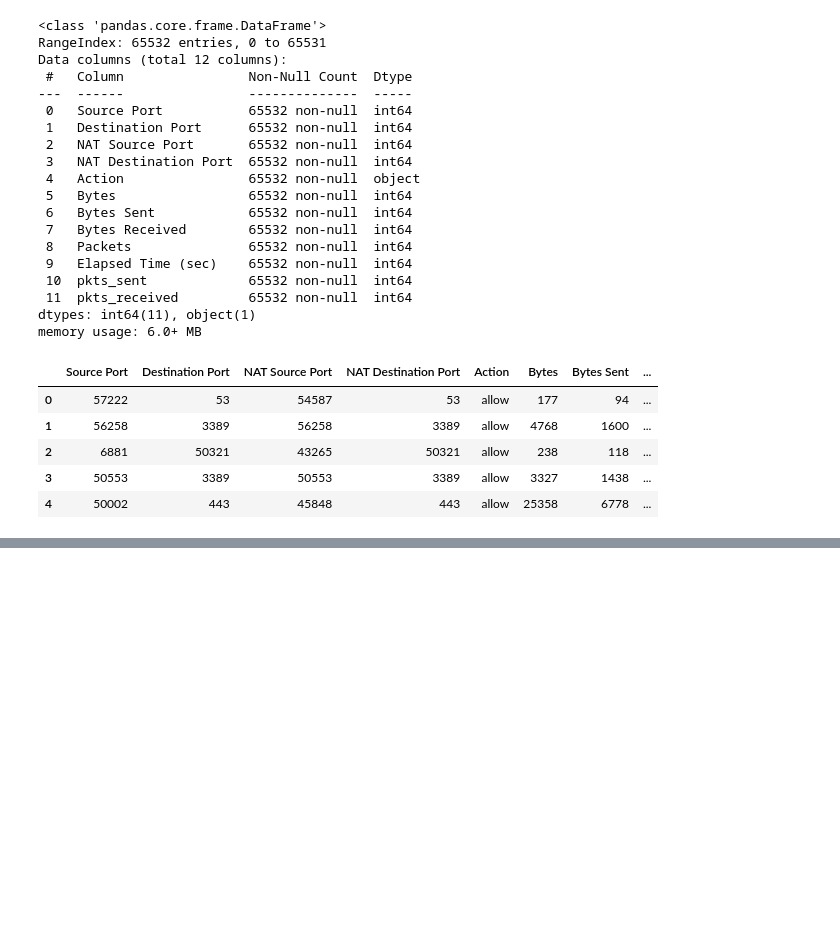
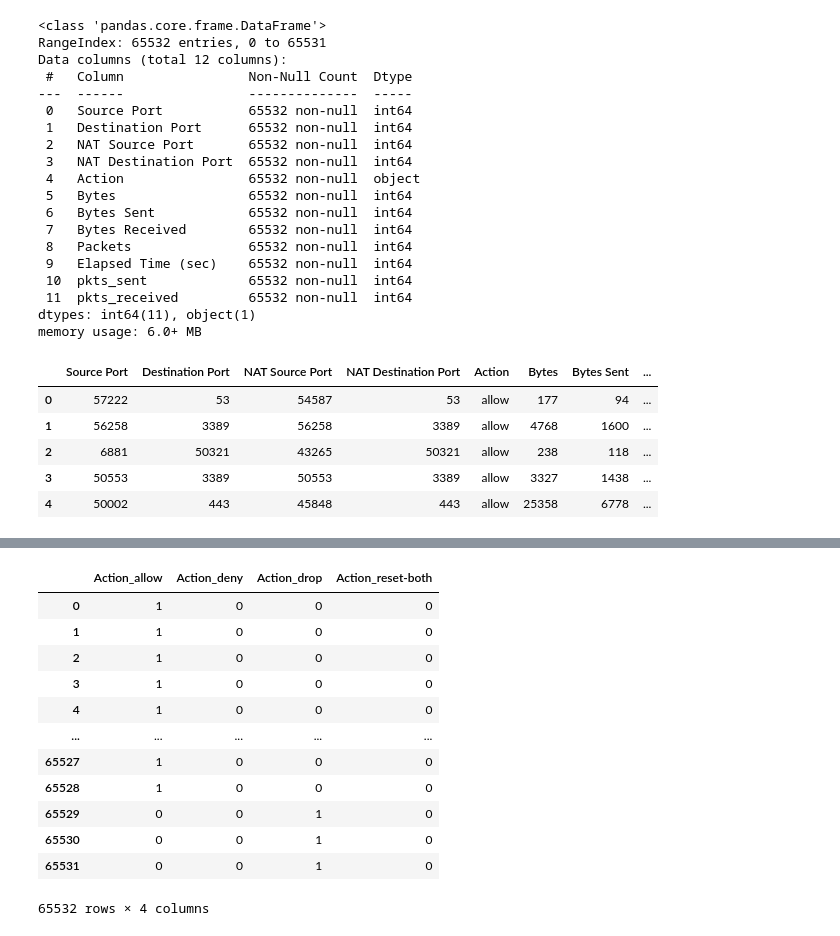
Before and after one commit to KendallScott/QTW, a Jupyter notebook: Case Study 5/Case_Study_5.ipynb, the cells around one changed output, grey strips where cells are left out. Drawn from its saved outputs; the diff is of its cells as text; code cells hidden in the pictures; blank space fills up the shorter version.

```diff
--- a/Case Study 5/Case_Study_5.ipynb
+++ b/Case Study 5/Case_Study_5.ipynb
@@ -140,3 +151,19 @@ X
 y_alt = df[['Action']]
 
 y_alt = pd.get_dummies(y_alt, columns=y_alt.columns)
+# %%
+y_alt
+# %% [output]
+|  | Action_allow | Action_deny | Action_drop | Action_reset-both |
+| 0 | 1 | 0 | 0 | 0 |
+| 1 | 1 | 0 | 0 | 0 |
+| 2 | 1 | 0 | 0 | 0 |
+| 3 | 1 | 0 | 0 | 0 |
+| 4 | 1 | 0 | 0 | 0 |
+| ... | ... | ... | ... | ... |
+| 65527 | 1 | 0 | 0 | 0 |
+| 65528 | 1 | 0 | 0 | 0 |
+| 65529 | 0 | 0 | 1 | 0 |
+| 65530 | 0 | 0 | 1 | 0 |
+| 65531 | 0 | 0 | 1 | 0 |
+65532 rows × 4 columns
```
Also changed, not shown: parts of 7 cells of this notebook.
